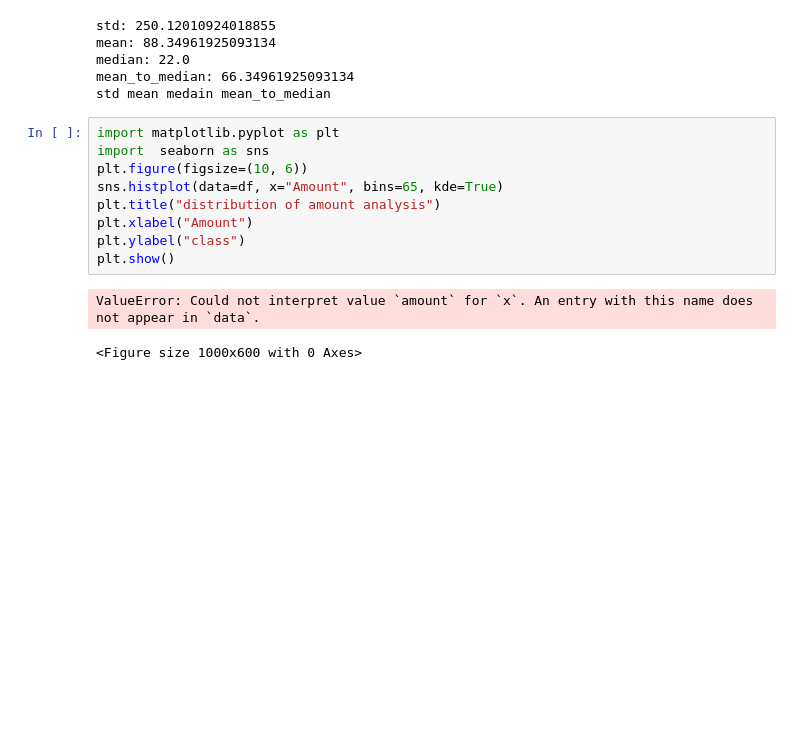
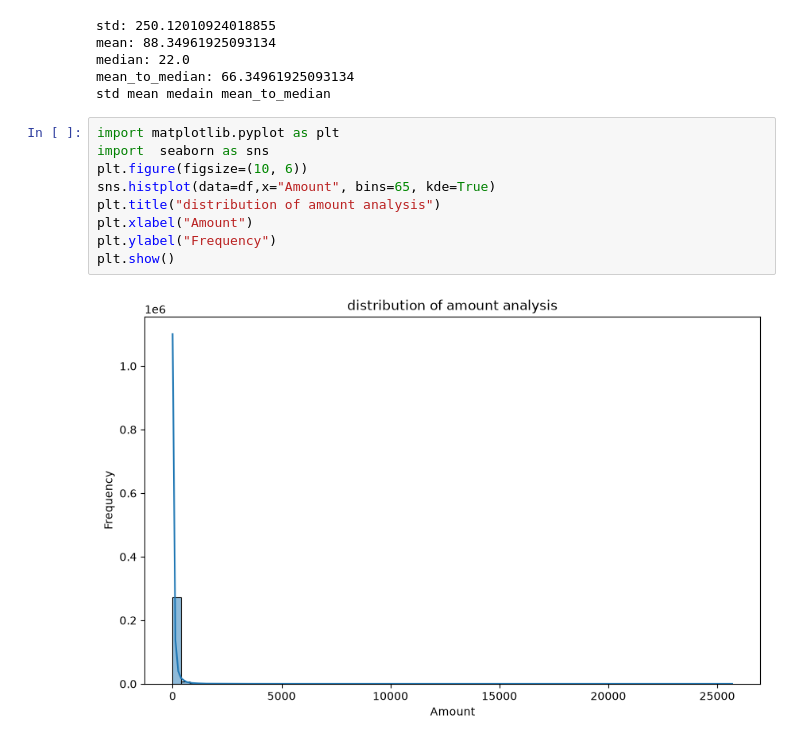
Before and after one commit to RamprakashReddy42/ml-engineer-progress-day-to-day-phase-2, a Jupyter notebook: EXPLORATORY DATA ANALYSIS.ipynb, the cells around one changed output. Saved outputs shown, nothing was run; the diff lists cells and outputs as text; blank space fills up the shorter version.

```diff
--- a/EXPLORATORY DATA ANALYSIS.ipynb
+++ b/EXPLORATORY DATA ANALYSIS.ipynb
@@ -138,12 +138,11 @@ std mean medain mean_to_median
 # %%
 import matplotlib.pyplot as plt
 import  seaborn as sns
 plt.figure(figsize=(10, 6))
-sns.histplot(data=df, x="Amount", bins=65, kde=True)
+sns.histplot(data=df,x="Amount", bins=65, kde=True)
 plt.title("distribution of amount analysis")
 plt.xlabel("Amount")
-plt.ylabel("class")
+plt.ylabel("Frequency")
 plt.show()
 # %% [output]
-ValueError: Could not interpret value `amount` for `x`. An entry with this name does not appear in `data`.
-<Figure size 1000x600 with 0 Axes>
+[figure, added]
```
